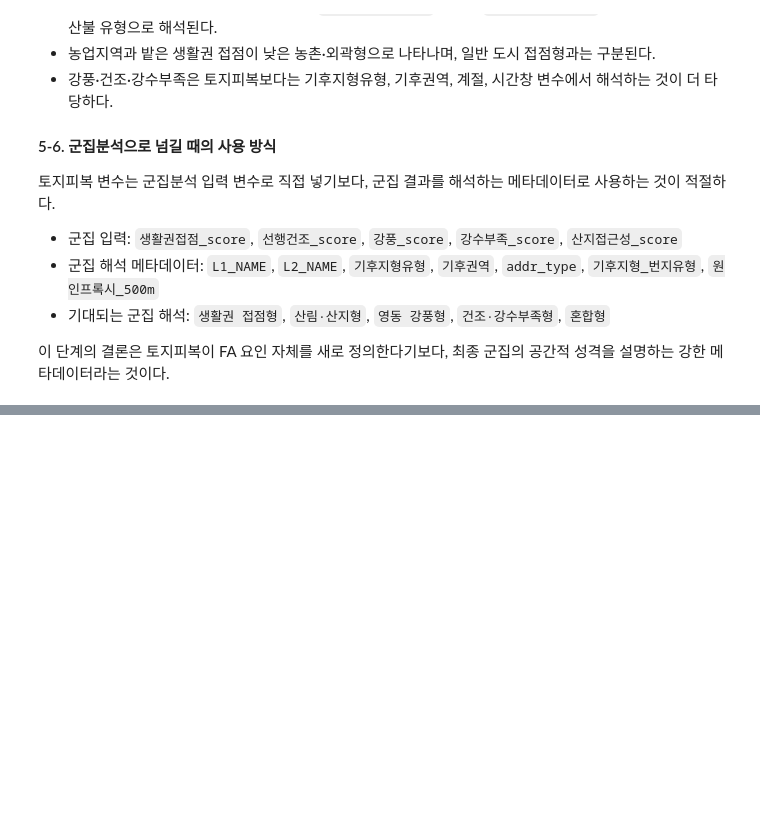
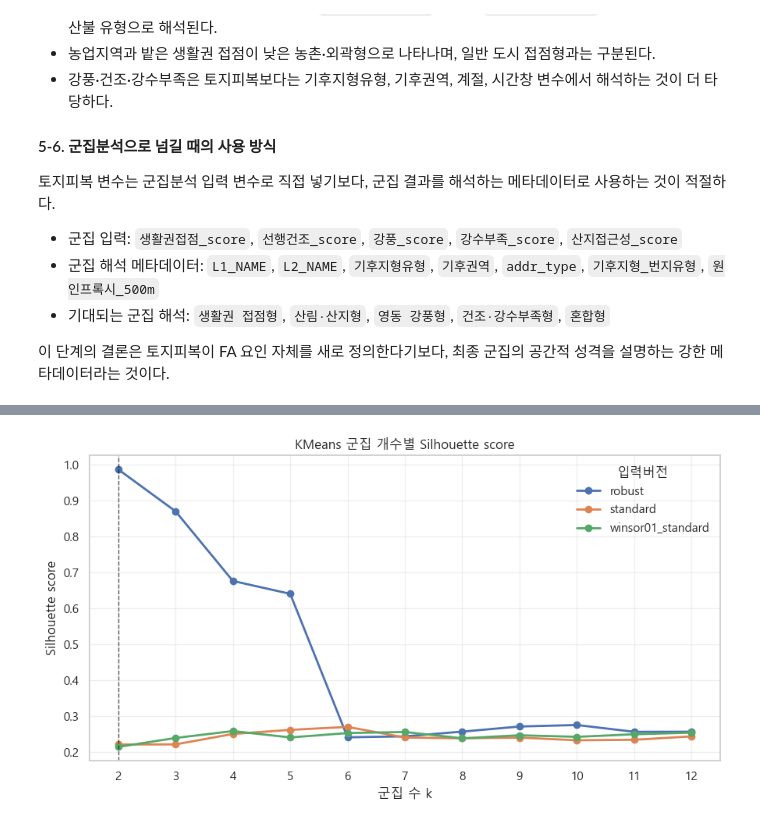
Before and after one commit to Max-JI64/farm-system-public-02, a Jupyter notebook: jsw/Analysis/2026-06-08_FA.ipynb, the cells around one changed output, grey strips where cells are left out. Drawn from its saved outputs; the diff is of its cells as text; code cells hidden in the pictures; blank space fills up the shorter version.

```diff
--- a/jsw/Analysis/2026-06-08_FA.ipynb
+++ b/jsw/Analysis/2026-06-08_FA.ipynb
@@ -4460,0 +4646,93 @@ L1 수준에서는 `생활권접점_score` 하나만으로도 `시가화건조
+# %%
+# 6-3. 군집 개수 후보 탐색: KMeans k=2~12 Silhouette score
+cluster_silhouette_rows = []
+
+for variant_name, variant_df in cluster_input_variants.items():
+    data = variant_df.to_numpy()
+
+    for k in range(CLUSTER_K_MIN, CLUSTER_K_MAX + 1):
+        kmeans = KMeans(
+            n_clusters=k,
+            random_state=CLUSTER_RANDOM_STATE,
+            n_init=10,
+            init="k-means++",
+        )
+        labels = kmeans.fit_predict(data)
+        sil_score = silhouette_score(data, labels)
+
+        counts = pd.Series(labels).value_counts().sort_index()
+        cluster_silhouette_rows.append(
+            {
+                "입력버전": variant_name,
+                "k": k,
+                "silhouette_score": sil_score,
+                "최소군집크기": int(counts.min()),
+                "최대군집크기": int(counts.max()),
+                "최소군집비율": counts.min() / len(labels),
+                "최대군집비율": counts.max() / len(labels),
+                "군집크기": ", ".join([f"C{idx}={count}" for idx, count in counts.items()]),
+            }
+        )
+
+cluster_silhouette_results = pd.DataFrame(cluster_silhouette_rows)
+cluster_silhouette_results = cluster_silhouette_results.sort_values(
+    ["입력버전", "k"]
+).reset_index(drop=True)
+
+cluster_silhouette_best_by_variant = (
+    cluster_silhouette_results
+    .sort_values(["입력버전", "silhouette_score"], ascending=[True, False])
+    .groupby("입력버전", as_index=False)
+    .head(1)
+    .sort_values("silhouette_score", ascending=False)
+    .reset_index(drop=True)
+)
+
+cluster_silhouette_pivot = cluster_silhouette_results.pivot(
+    index="k",
+    columns="입력버전",
+    values="silhouette_score",
+)
+
+best_silhouette_row = cluster_silhouette_results.loc[
+    cluster_silhouette_results["silhouette_score"].idxmax()
+]
+SELECTED_CLUSTER_INPUT_VARIANT = best_silhouette_row["입력버전"]
+SELECTED_CLUSTER_K_BY_SILHOUETTE = int(best_silhouette_row["k"])
+
+print(
+    "전체 최고 Silhouette 후보: "
+    f"{SELECTED_CLUSTER_INPUT_VARIANT}, k={SELECTED_CLUSTER_K_BY_SILHOUETTE}, "
+    f"score={best_silhouette_row['silhouette_score']:.4f}"
+)
+
+display(cluster_silhouette_pivot.round(4))
+display(cluster_silhouette_best_by_variant.round(4))
+display(cluster_silhouette_results.round(4))
+
+fig, ax = plt.subplots(figsize=(9, 5))
+for variant_name in cluster_silhouette_pivot.columns:
+    ax.plot(
+        cluster_silhouette_pivot.index,
+        cluster_silhouette_pivot[variant_name],
+        marker="o",
+        linewidth=2,
+        label=variant_name,
+    )
+
+ax.axvline(
+    SELECTED_CLUSTER_K_BY_SILHOUETTE,
+    color="black",
+    linestyle="--",
+    linewidth=1,
+    alpha=0.6,
+)
+ax.set_title("KMeans 군집 개수별 Silhouette score")
+ax.set_xlabel("군집 수 k")
+ax.set_ylabel("Silhouette score")
+ax.set_xticks(range(CLUSTER_K_MIN, CLUSTER_K_MAX + 1))
+ax.legend(title="입력버전", frameon=False)
+ax.grid(True, alpha=0.3)
+plt.tight_layout()
+plt.show()
+# %% [output]
@@ -4460,0 +4774 @@ L1 수준에서는 `생활권접점_score` 하나만으로도 `시가화건조
+[figure, added]
```
Also changed, not shown: parts of 14 cells of this notebook, 1 other file.
